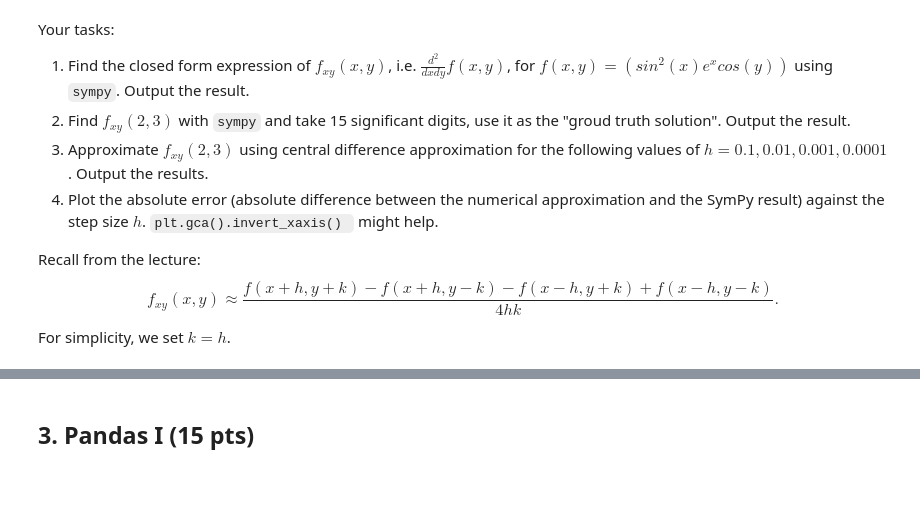
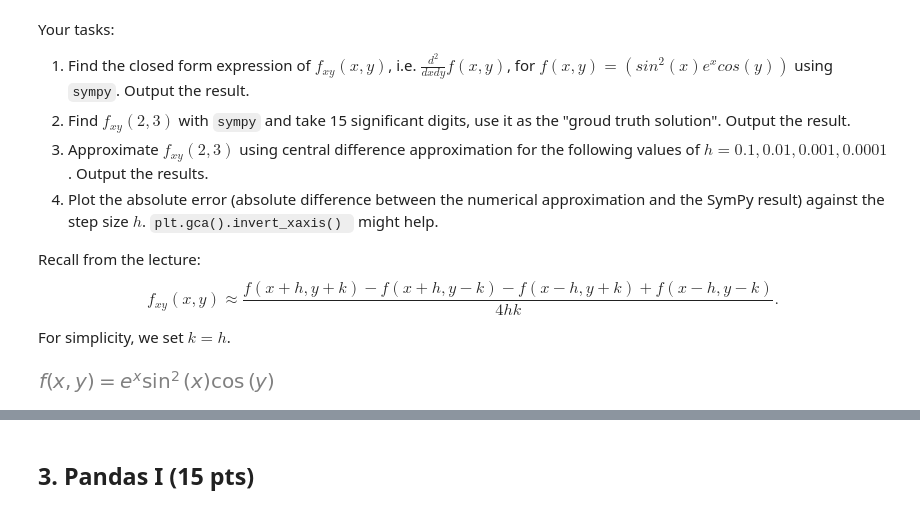
Before and after one commit to eshakrani/AMS595, a Jupyter notebook: Python/Assignment_3/Py_Project_3.ipynb, the cells around one changed output, grey strips where cells are left out. Cells and saved outputs as stored; diff of their text form; code cells hidden in the pictures; blank space fills up the shorter version.

```diff
--- a/Python/Assignment_3/Py_Project_3.ipynb
+++ b/Python/Assignment_3/Py_Project_3.ipynb
@@ -132,3 +192,11 @@ Your tasks:
 Recall from the lecture:
 $$f_{x y}(x, y) \approx \frac{f(x+h, y+k)-f(x+h, y-k)-f(x-h, y+k)+f(x-h, y-k)}{4 h k}.$$
 For simplicity, we set $k = h$.
+# %%
+y = symbols('y')
+
+# define the function
+fxy = (sin(x) ** 2) * (E ** x) * (cos(y))
+Eq(f(x, y), fxy)
+# %% [output]
+[figure, added]
```
Also changed, not shown: parts of 41 cells of this notebook.
